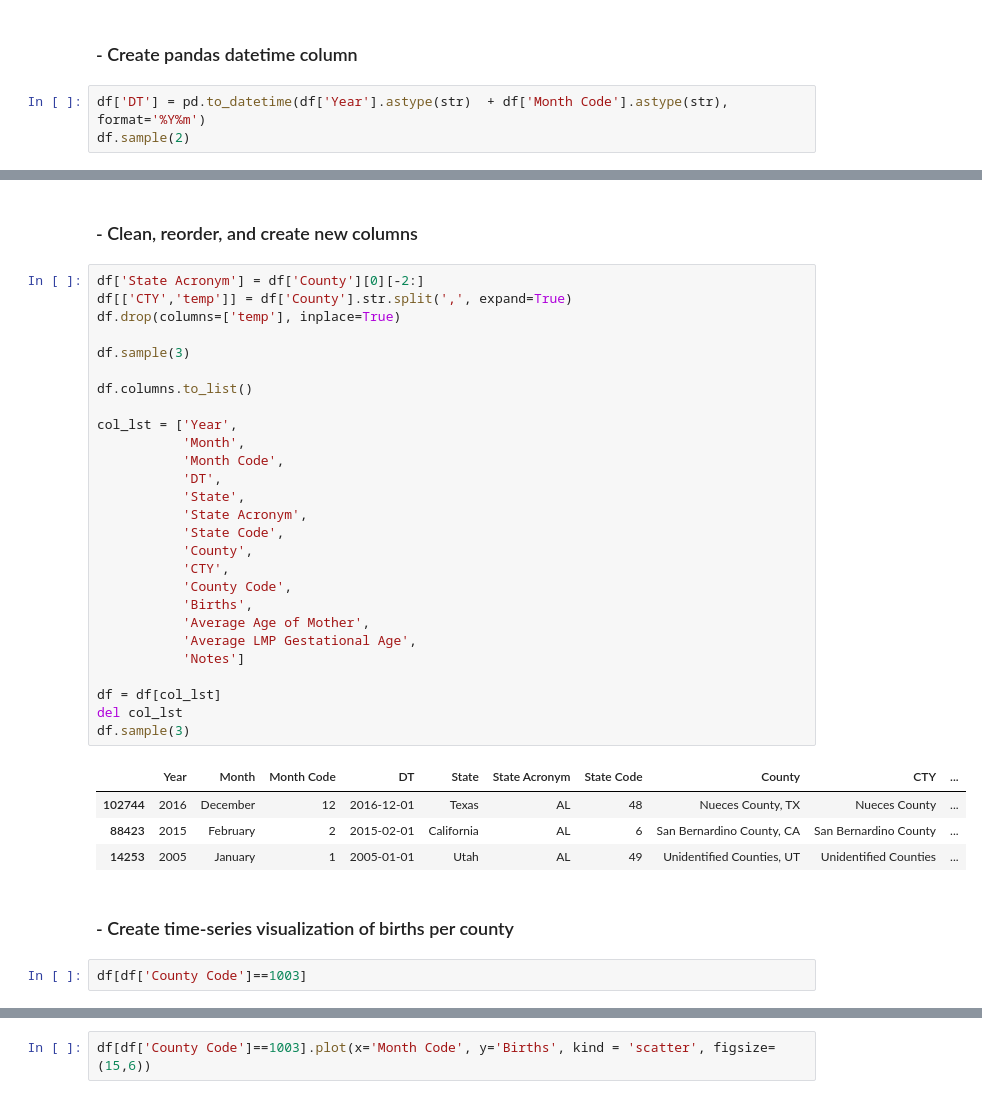
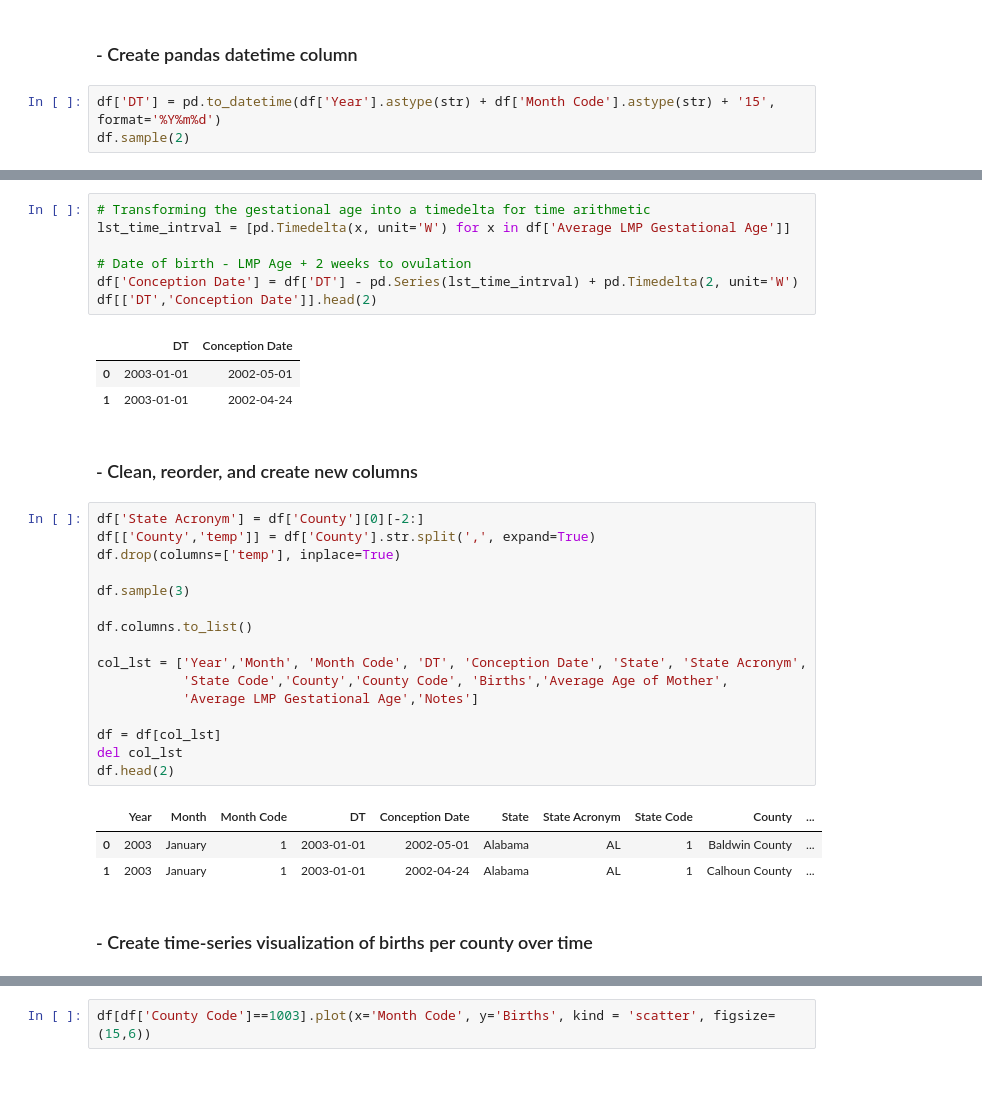
Before and after one commit to Data-Science-Link/Baby_Boom, a Jupyter notebook: scripts/EDA.ipynb, the cells around one changed output, grey strips where cells are left out. Drawn from its saved outputs; the diff is of its cells as text.

```diff
--- a/scripts/EDA.ipynb
+++ b/scripts/EDA.ipynb
@@ -11,6 +11,6 @@ df = read_data_relative_path('./data/CDC_Natality/2003_2018.csv', data_type='csv
 # %% [markdown]
 ### - Create pandas datetime column
 # %%
-df['DT'] = pd.to_datetime(df['Year'].astype(str)  + df['Month Code'].astype(str), format='%Y%m')
+df['DT'] = pd.to_datetime(df['Year'].astype(str) + df['Month Code'].astype(str) + '15', format='%Y%m%d')
 df.sample(2)
 # %% [output]
@@ -20,39 +34,36 @@ df.sample(2)
+# %%
+# Transforming the gestational age into a timedelta for time arithmetic
+lst_time_intrval = [pd.Timedelta(x, unit='W') for x in df['Average LMP Gestational Age']]
+
+# Date of birth - LMP Age + 2 weeks to ovulation
+df['Conception Date'] = df['DT'] - pd.Series(lst_time_intrval) + pd.Timedelta(2, unit='W')
+df[['DT','Conception Date']].head(2)
+# %% [output]
+|  | DT | Conception Date |
+| 0 | 2003-01-01 | 2002-05-01 |
+| 1 | 2003-01-01 | 2002-04-24 |
 # %% [markdown]
 ### - Clean, reorder, and create new columns
 # %%
 df['State Acronym'] = df['County'][0][-2:]
-df[['CTY','temp']] = df['County'].str.split(',', expand=True)
+df[['County','temp']] = df['County'].str.split(',', expand=True)
 df.drop(columns=['temp'], inplace=True)
 
 df.sample(3)
 
 df.columns.to_list()
 
-col_lst = ['Year',
-           'Month',
-           'Month Code',
-           'DT',
-           'State',
-           'State Acronym',
-           'State Code',
-           'County',
-           'CTY',
-           'County Code',
-           'Births',
-           'Average Age of Mother',
-           'Average LMP Gestational Age',
-           'Notes']
+col_lst = ['Year','Month', 'Month Code', 'DT', 'Conception Date', 'State', 'State Acronym',
+           'State Code','County','County Code', 'Births','Average Age of Mother',
+           'Average LMP Gestational Age','Notes']
 
 df = df[col_lst]
 del col_lst
-df.sample(3)
+df.head(2)
 # %% [output]
-|  | Year | Month | Month Code | DT | State | State Acronym | State Code | County | CTY | ... |
-| 102744 | 2016 | December | 12 | 2016-12-01 | Texas | AL | 48 | Nueces County, TX | Nueces County | ... |
-| 88423 | 2015 | February | 2 | 2015-02-01 | California | AL | 6 | San Bernardino County, CA | San Bernardino County | ... |
-| 14253 | 2005 | January | 1 | 2005-01-01 | Utah | AL | 49 | Unidentified Counties, UT | Unidentified Counties | ... |
+|  | Year | Month | Month Code | DT | Conception Date | State | State Acronym | State Code | County | ... |
+| 0 | 2003 | January | 1 | 2003-01-01 | 2002-05-01 | Alabama | AL | 1 | Baldwin County | ... |
+| 1 | 2003 | January | 1 | 2003-01-01 | 2002-04-24 | Alabama | AL | 1 | Calhoun County | ... |
 # %% [markdown]
-### - Create time-series visualization of births per county
+### - Create time-series visualization of births per county over time
-# %%
-df[df['County Code']==1003]
 # %%
```
Also changed, not shown: parts of 11 cells of this notebook, 1 other file.
